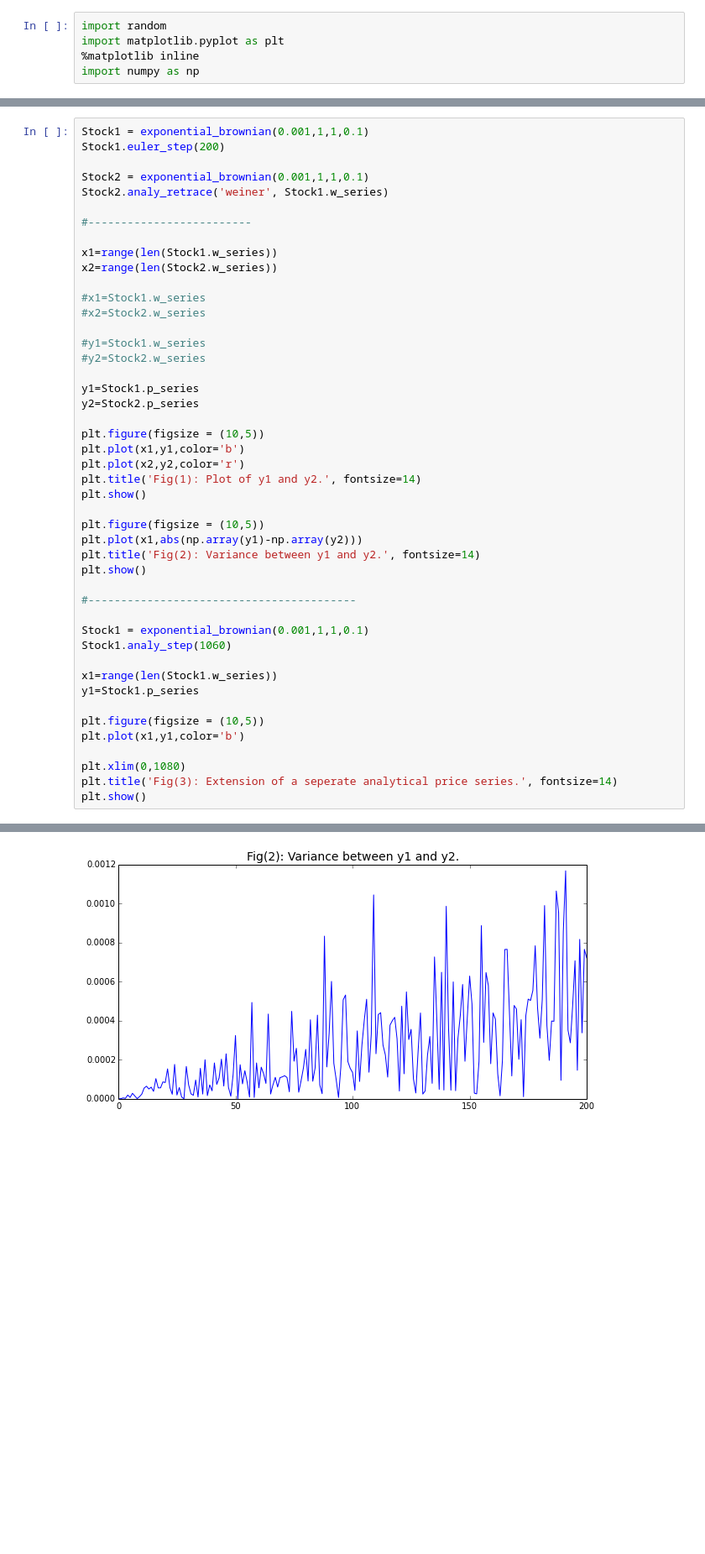
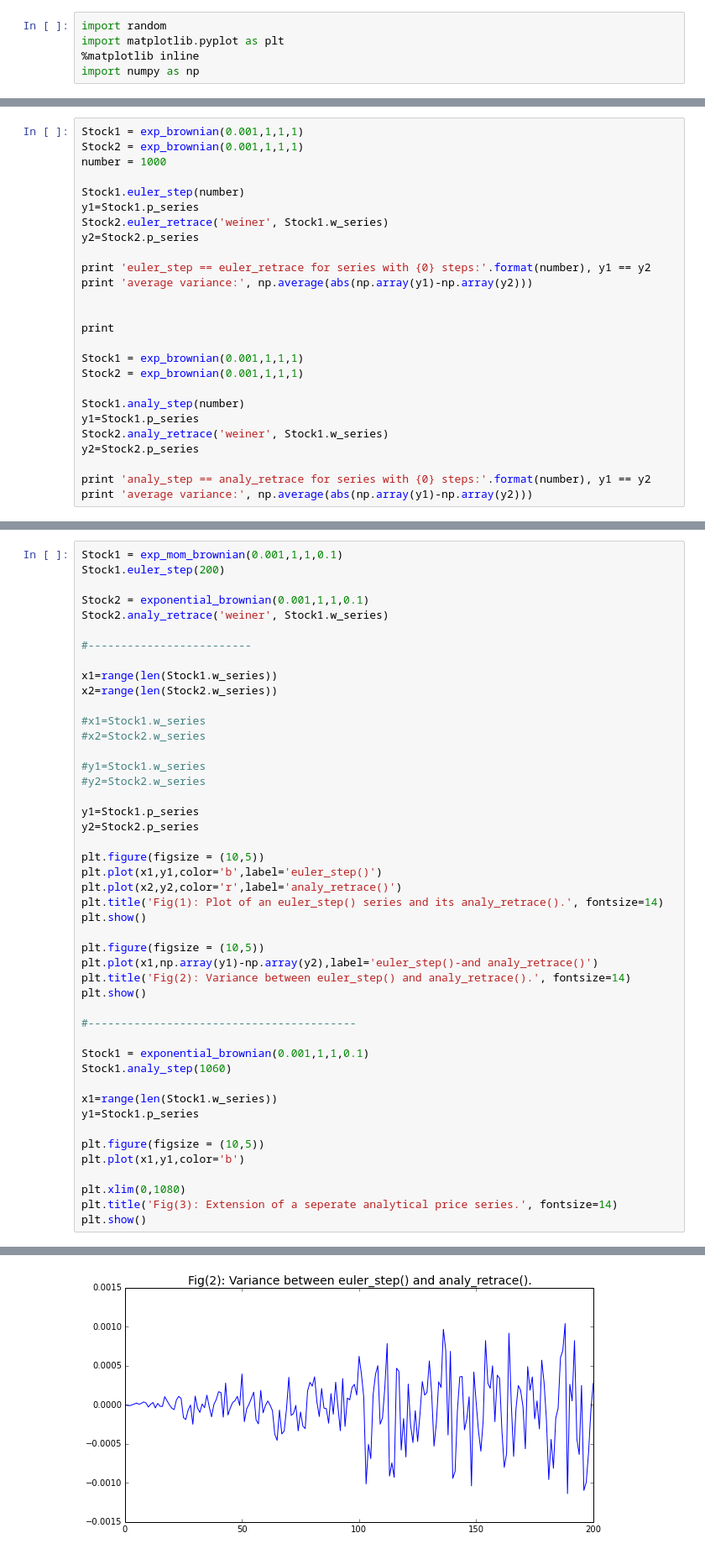
Before and after one commit to rmorshea/quantfi, a Jupyter notebook: Euler_vs_Analytical.ipynb, the cells around one changed output, grey strips where cells are left out. Shown: that part at 84% size. Saved outputs shown, nothing was run; the diff lists cells and outputs as text; blank space fills up the shorter version.

Commit message:
adding analysis and seperating methods with and without "momentum"

```diff
--- a/Euler_vs_Analytical.ipynb
+++ b/Euler_vs_Analytical.ipynb
@@ -148,0 +187,26 @@ class exponential_brownian:
+# %%
+Stock1 = exp_brownian(0.001,1,1,1)
+Stock2 = exp_brownian(0.001,1,1,1)
+number = 1000
+
+Stock1.euler_step(number)
+y1=Stock1.p_series
+Stock2.euler_retrace('weiner', Stock1.w_series)
+y2=Stock2.p_series
+
+print 'euler_step == euler_retrace for series with {0} steps:'.format(number), y1 == y2
+print 'average variance:', np.average(abs(np.array(y1)-np.array(y2)))
+
+
+print
+
+Stock1 = exp_brownian(0.001,1,1,1)
+Stock2 = exp_brownian(0.001,1,1,1)
+
+Stock1.analy_step(number)
+y1=Stock1.p_series
+Stock2.analy_retrace('weiner', Stock1.w_series)
+y2=Stock2.p_series
+
+print 'analy_step == analy_retrace for series with {0} steps:'.format(number), y1 == y2
+print 'average variance:', np.average(abs(np.array(y1)-np.array(y2)))
@@ -151,6 +398,6 @@ class exponential_brownian:
 + Here I demonstrate that the `euler` and `analytical` methods from `step()` and `retrace()` can be used interchangably with the exception of a caviot showcased in Figures (2) and (3). This is given more thought in the markdown below.
 # %%
-Stock1 = exponential_brownian(0.001,1,1,0.1)
+Stock1 = exp_mom_brownian(0.001,1,1,0.1)
 Stock1.euler_step(200)
 
 Stock2 = exponential_brownian(0.001,1,1,0.1)
@@ -171,14 +418,14 @@ y1=Stock1.p_series
 y2=Stock2.p_series
 
 plt.figure(figsize = (10,5))
-plt.plot(x1,y1,color='b')
-plt.plot(x2,y2,color='r')
-plt.title('Fig(1): Plot of y1 and y2.', fontsize=14)
+plt.plot(x1,y1,color='b',label='euler_step()')
+plt.plot(x2,y2,color='r',label='analy_retrace()')
+plt.title('Fig(1): Plot of an euler_step() series and its analy_retrace().', fontsize=14)
 plt.show()
 
 plt.figure(figsize = (10,5))
-plt.plot(x1,abs(np.array(y1)-np.array(y2)))
-plt.title('Fig(2): Variance between y1 and y2.', fontsize=14)
+plt.plot(x1,np.array(y1)-np.array(y2),label='euler_step()-and analy_retrace()')
+plt.title('Fig(2): Variance between euler_step() and analy_retrace().', fontsize=14)
 plt.show()
 
 #-----------------------------------------
@@ -200 +447 @@ plt.show()
-[figure, old version]
+[figure, new version]
```
Also changed, not shown: parts of 17 cells of this notebook.
